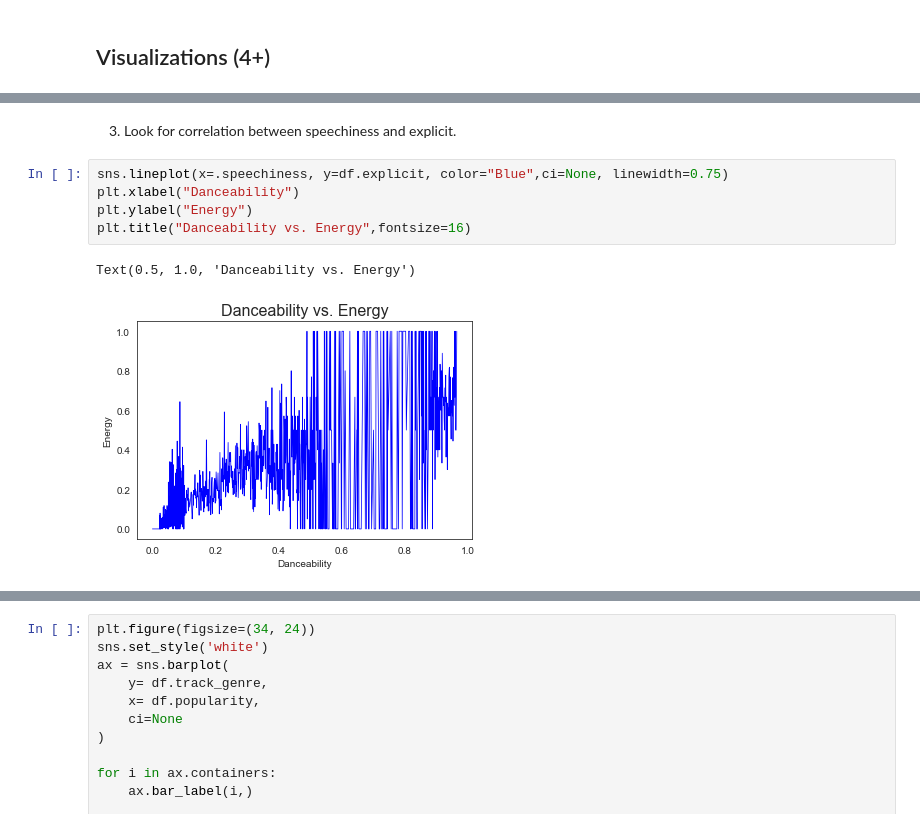
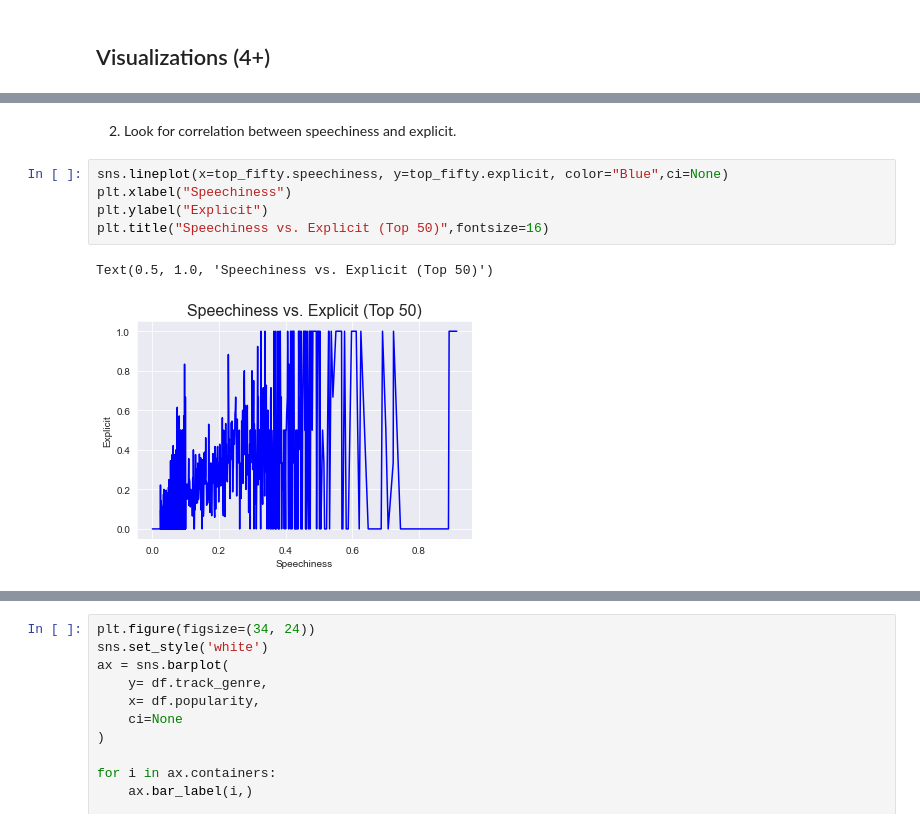
Before and after one commit to kayleeodom/Final-ds, a Jupyter notebook: Final.ipynb, the cells around one changed output, grey strips where cells are left out. Saved outputs shown, nothing was run; the diff lists cells and outputs as text.

```diff
--- a/Final.ipynb
+++ b/Final.ipynb
@@ -336,10 +353,10 @@ Text(0.5, 1.0, 'Danceability vs. Energy')
 # %% [markdown]
-3. Look for correlation between speechiness and explicit.
+2. Look for correlation between speechiness and explicit.
 # %%
-sns.lineplot(x=.speechiness, y=df.explicit, color="Blue",ci=None, linewidth=0.75)
-plt.xlabel("Danceability")
-plt.ylabel("Energy")
-plt.title("Danceability vs. Energy",fontsize=16)
+sns.lineplot(x=top_fifty.speechiness, y=top_fifty.explicit, color="Blue",ci=None)
+plt.xlabel("Speechiness")
+plt.ylabel("Explicit")
+plt.title("Speechiness vs. Explicit (Top 50)",fontsize=16)
 # %% [output]
-Text(0.5, 1.0, 'Danceability vs. Energy')
+Text(0.5, 1.0, 'Speechiness vs. Explicit (Top 50)')
-[figure, old version]
+[figure, new version]
```
Also changed, not shown: parts of 11 cells of this notebook.
